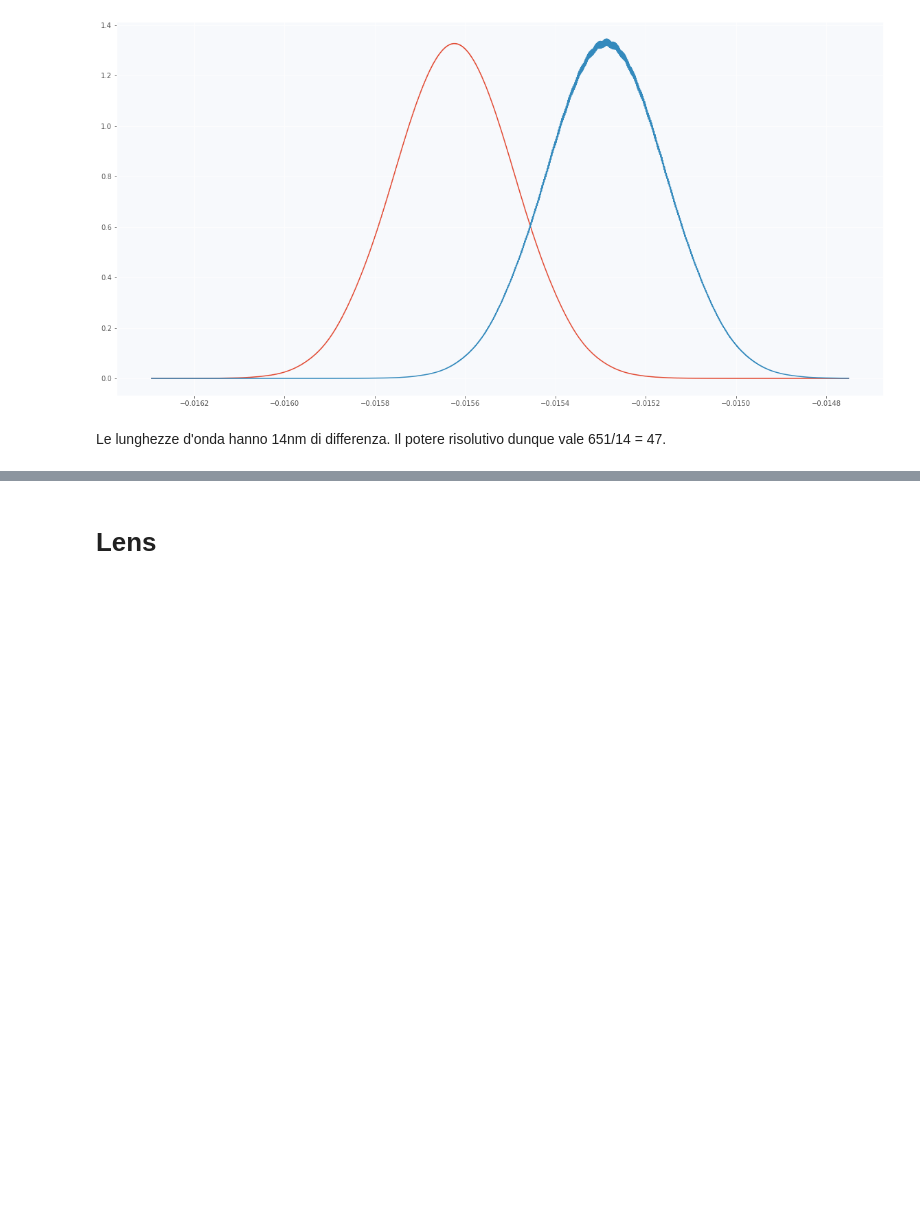
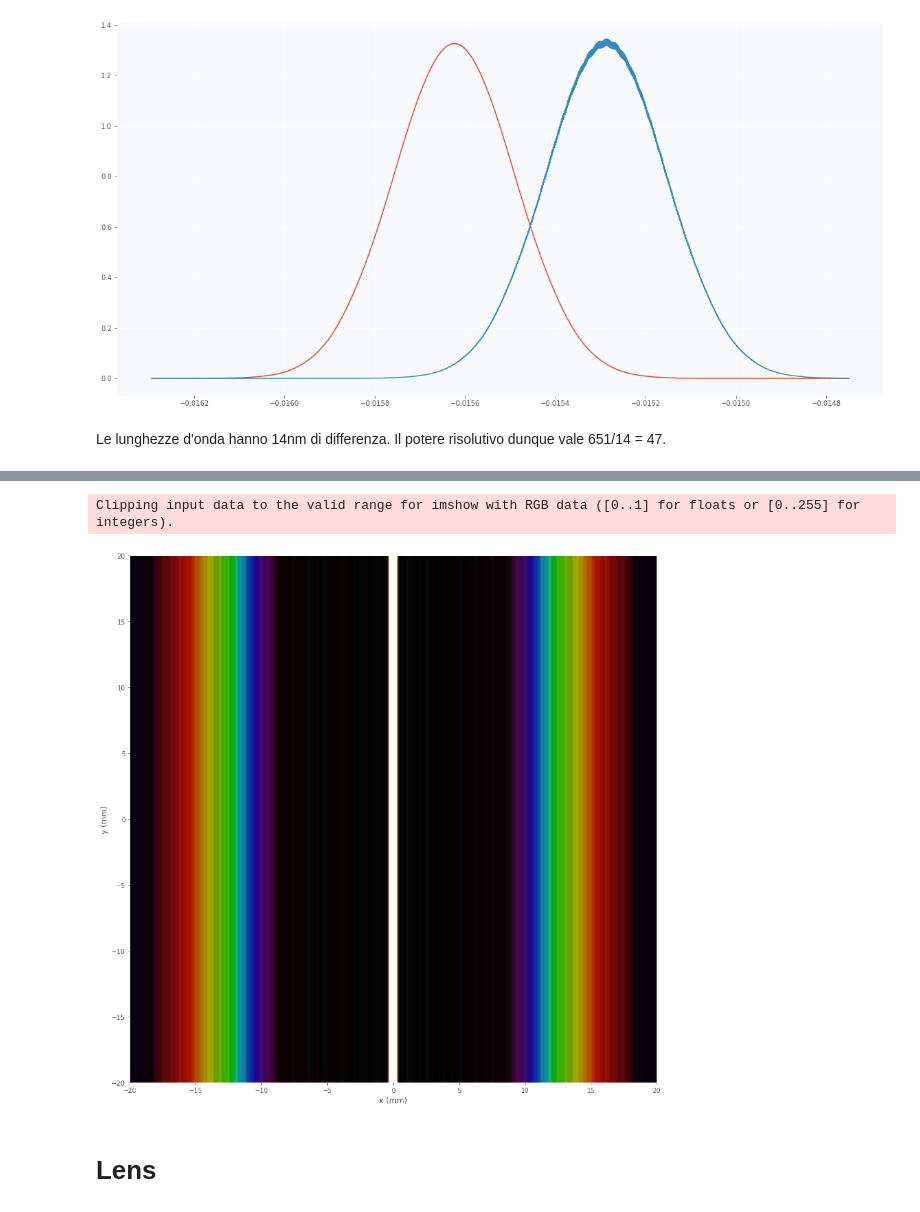
Before and after one commit to raeubaen/misc, a Jupyter notebook: codice_bpm.ipynb, the cells around one changed output, grey strips where cells are left out. Cells and saved outputs as stored; diff of their text form; code cells hidden in the pictures; blank space fills up the shorter version.

```diff
--- a/codice_bpm.ipynb
+++ b/codice_bpm.ipynb
@@ -415,0 +432,8 @@ OutOfMemoryError: ignored
+# %%
+fig, ax, im = plot(output, width=20, OneD=True)
+fig.savefig("rainbow.pdf")
+plt.show()
+plt.close()
+# %% [output]
+Clipping input data to the valid range for imshow with RGB data ([0..1] for floats or [0..255] for integers).
+[figure, added]
```
Also changed, not shown: parts of 17 cells of this notebook.
